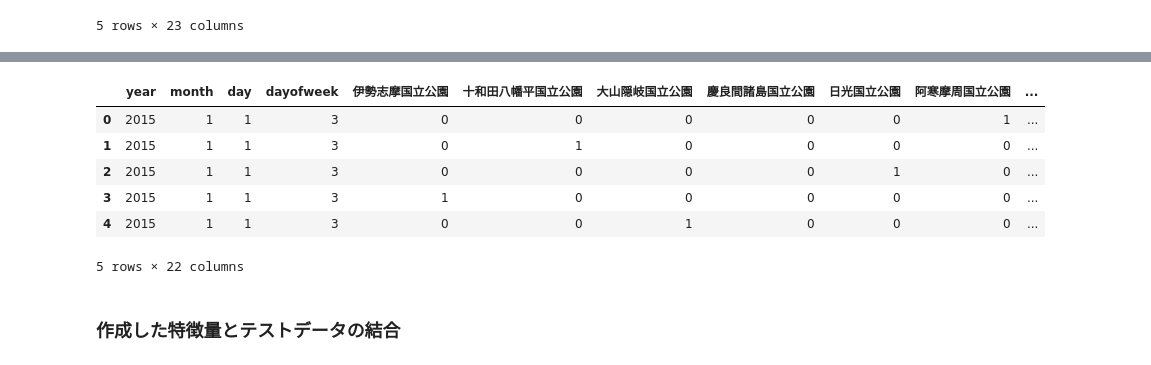
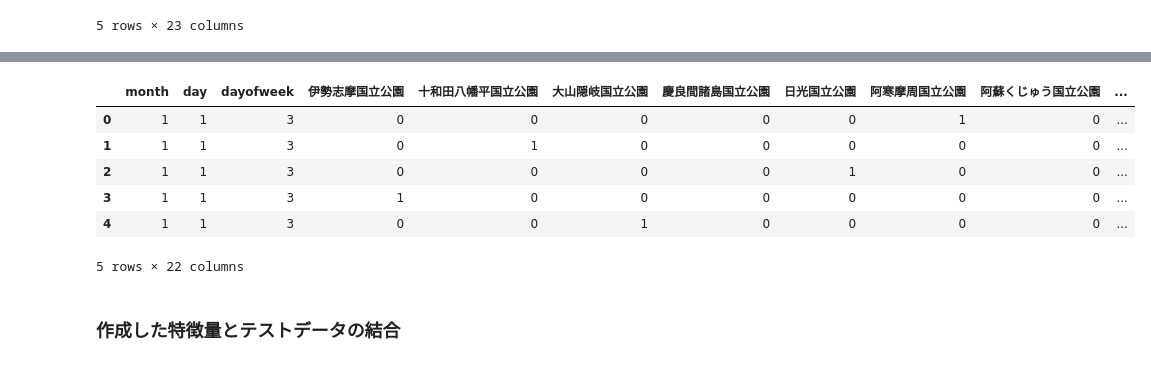
Before and after one commit to TaigoKuriyama/national_park_prediction, a Jupyter notebook: notebook/preprocess.ipynb, the cells around one changed output, grey strips where cells are left out. Cells and saved outputs as stored; diff of their text form; code cells hidden in the pictures.

```diff
--- a/notebook/preprocess.ipynb
+++ b/notebook/preprocess.ipynb
@@ -177,0 +195,5 @@ df_cos_cur_test = pd.DataFrame(data=cos_cur_not_leap,dtype='float')
+# %%
+# taget encoding
+#　df_train_mean = df_train.groupby('datetime',as_index=False).mean()
+df_visitors_mean = df_train.groupby('park',as_index=False).mean()[['park','visitors']]
+df_visitors_mean
@@ -222,0 +259,3 @@ df_merged.head()
+# %%
+df_merged = pd.merge(df_merged,df_visitors_mean,on='park')
+df_merged.head()
@@ -223,15 +270,16 @@ df_merged.head()
 # %%
-df_except_y = df_merged.drop(['park','visitors','datetime'], axis=1)
+# drop columns which is not needed
+df_except_y = df_merged.drop(['year','park','visitors','datetime'], axis=1)
 X_train = df_except_y.as_matrix()
 y_train = df_merged['visitors'].as_matrix()
 df_except_y.head()
 # %% [output]
-|  | year | month | day | dayofweek | 伊勢志摩国立公園 | 十和田八幡平国立公園 | 大山隠岐国立公園 | 慶良間諸島国立公園 | 日光国立公園 | 阿寒摩周国立公園 | ... |
-| 0 | 2015 | 1 | 1 | 3 | 0 | 0 | 0 | 0 | 0 | 1 | ... |
-| 1 | 2015 | 1 | 1 | 3 | 0 | 1 | 0 | 0 | 0 | 0 | ... |
-| 2 | 2015 | 1 | 1 | 3 | 0 | 0 | 0 | 0 | 1 | 0 | ... |
-| 3 | 2015 | 1 | 1 | 3 | 1 | 0 | 0 | 0 | 0 | 0 | ... |
-| 4 | 2015 | 1 | 1 | 3 | 0 | 0 | 1 | 0 | 0 | 0 | ... |
+|  | month | day | dayofweek | 伊勢志摩国立公園 | 十和田八幡平国立公園 | 大山隠岐国立公園 | 慶良間諸島国立公園 | 日光国立公園 | 阿寒摩周国立公園 | 阿蘇くじゅう国立公園 | ... |
+| 0 | 1 | 1 | 3 | 0 | 0 | 0 | 0 | 0 | 1 | 0 | ... |
+| 1 | 1 | 1 | 3 | 0 | 1 | 0 | 0 | 0 | 0 | 0 | ... |
+| 2 | 1 | 1 | 3 | 0 | 0 | 0 | 0 | 1 | 0 | 0 | ... |
+| 3 | 1 | 1 | 3 | 1 | 0 | 0 | 0 | 0 | 0 | 0 | ... |
+| 4 | 1 | 1 | 3 | 0 | 0 | 1 | 0 | 0 | 0 | 0 | ... |
 5 rows × 22 columns
 # %% [markdown]
 ### 作成した特徴量とテストデータの結合
```
Also changed, not shown: parts of 39 cells of this notebook.
